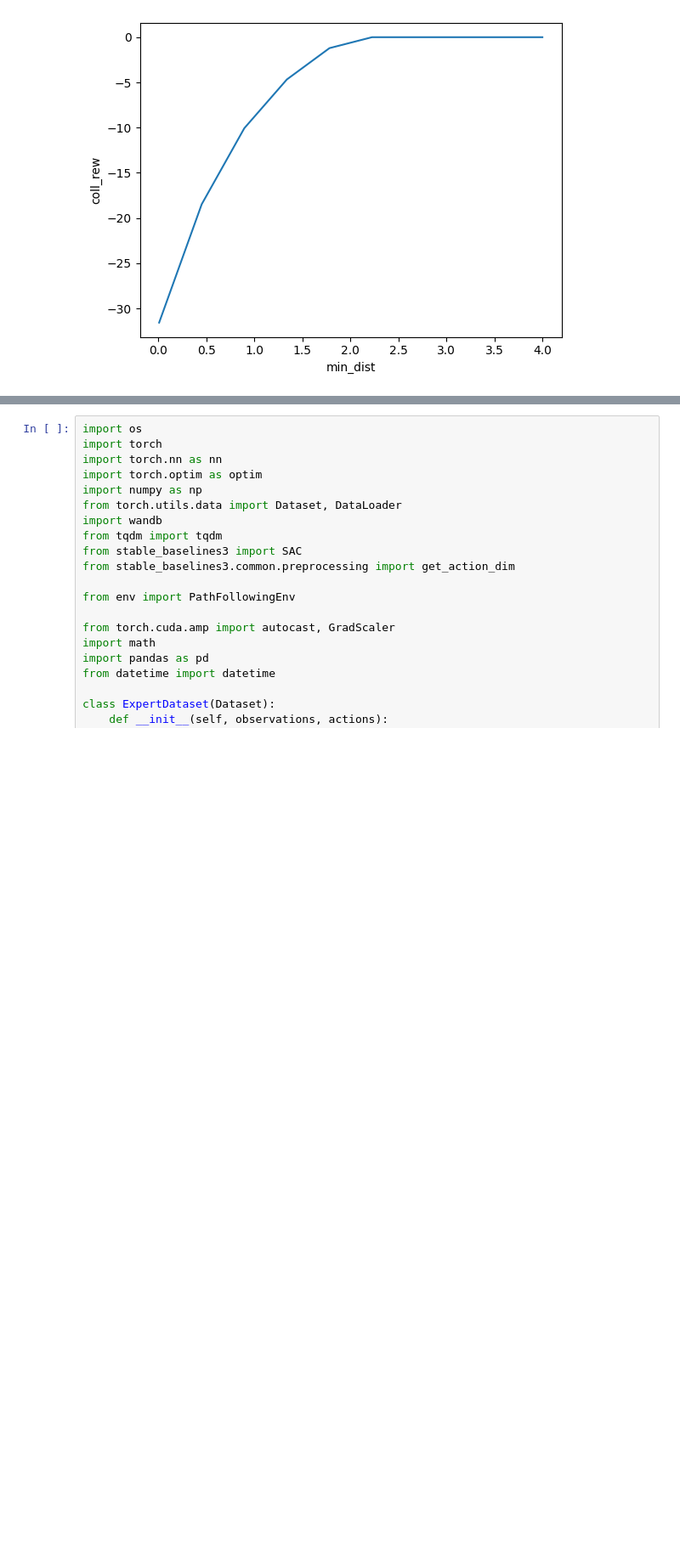
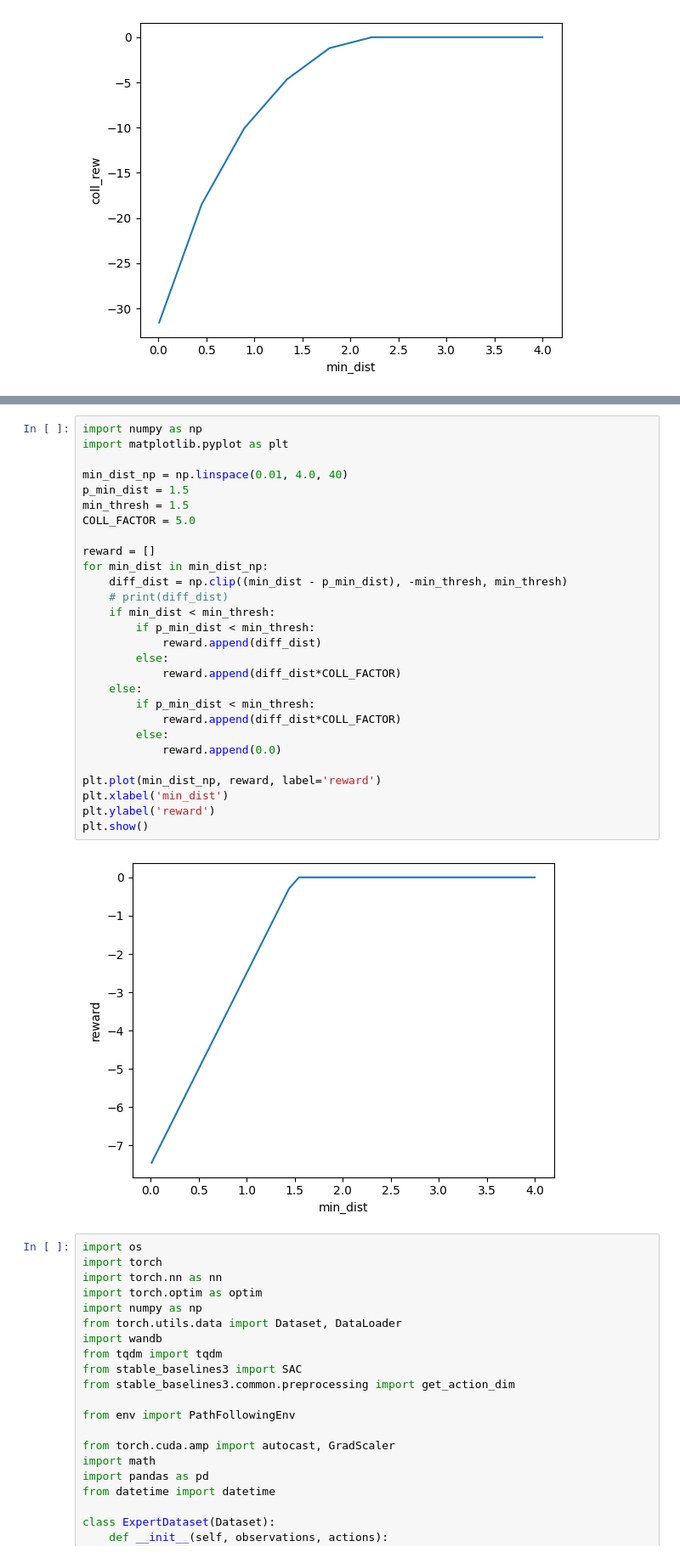
Before and after one commit to Rah-M14/Aerosim-Simulation-Zone, a Jupyter notebook: TEST_FILES/testing_pad.ipynb, the cells around one changed output, grey strips where cells are left out. Shown at 85% size. Drawn from its saved outputs; the diff is of its cells as text; blank space fills up the shorter version.

Commit message:
Modified Reward and Collision Penalties

```diff
--- a/TEST_FILES/testing_pad.ipynb
+++ b/TEST_FILES/testing_pad.ipynb
@@ -73,3 +119,33 @@ plt.show()
+# %%
+import numpy as np
+import matplotlib.pyplot as plt
+
+min_dist_np = np.linspace(0.01, 4.0, 40)
+p_min_dist = 1.5
+min_thresh = 1.5
+COLL_FACTOR = 5.0
+
+reward = []
+for min_dist in min_dist_np:
+    diff_dist = np.clip((min_dist - p_min_dist), -min_thresh, min_thresh)
+    # print(diff_dist)
+    if min_dist < min_thresh:
+        if p_min_dist < min_thresh:
+            reward.append(diff_dist)
+        else:
+            reward.append(diff_dist*COLL_FACTOR)
+    else:
+        if p_min_dist < min_thresh:
+            reward.append(diff_dist*COLL_FACTOR)
+        else:
+            reward.append(0.0)
+
+plt.plot(min_dist_np, reward, label='reward')
+plt.xlabel('min_dist')
+plt.ylabel('reward')
+plt.show()
+# %% [output]
+[figure, added]
 # %%
 import os
 import torch
```
Also changed, not shown: parts of 2 cells of this notebook, 5 other files.
